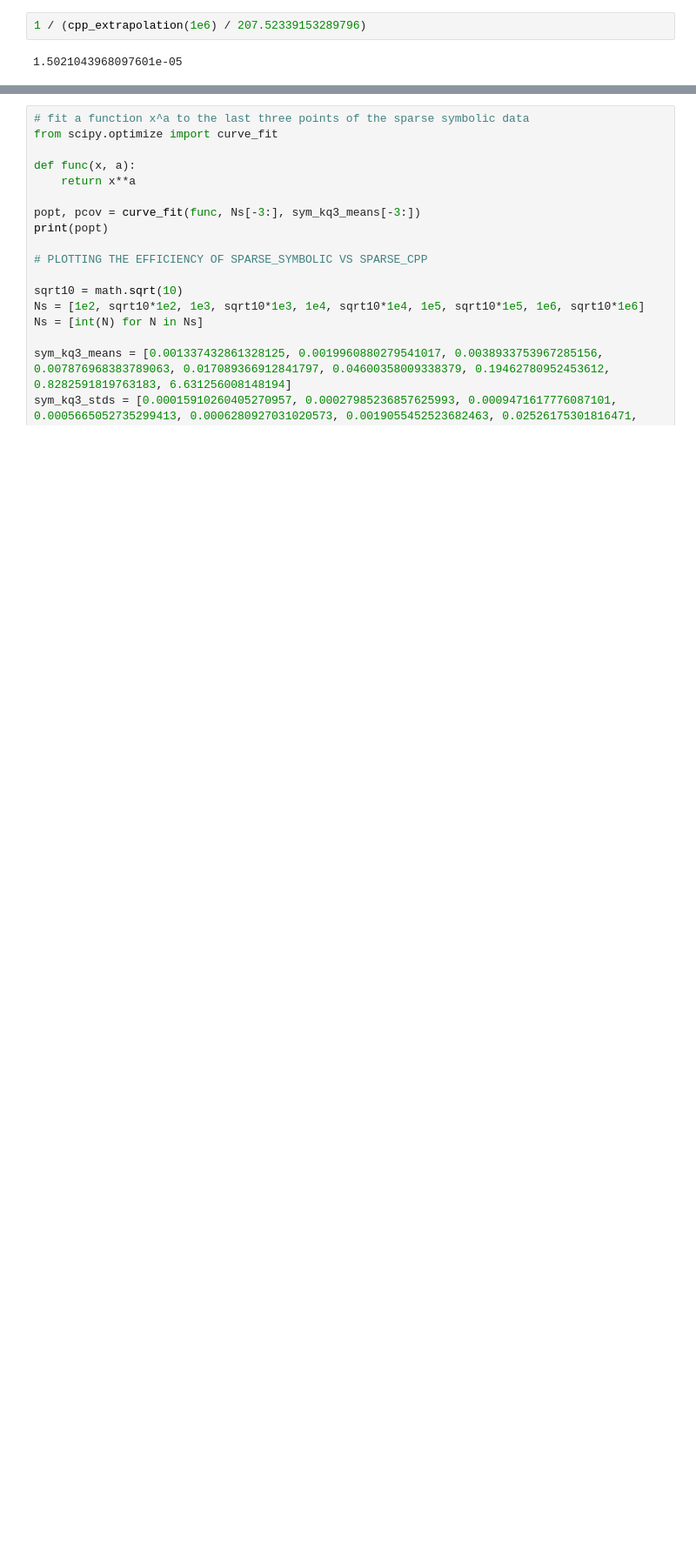
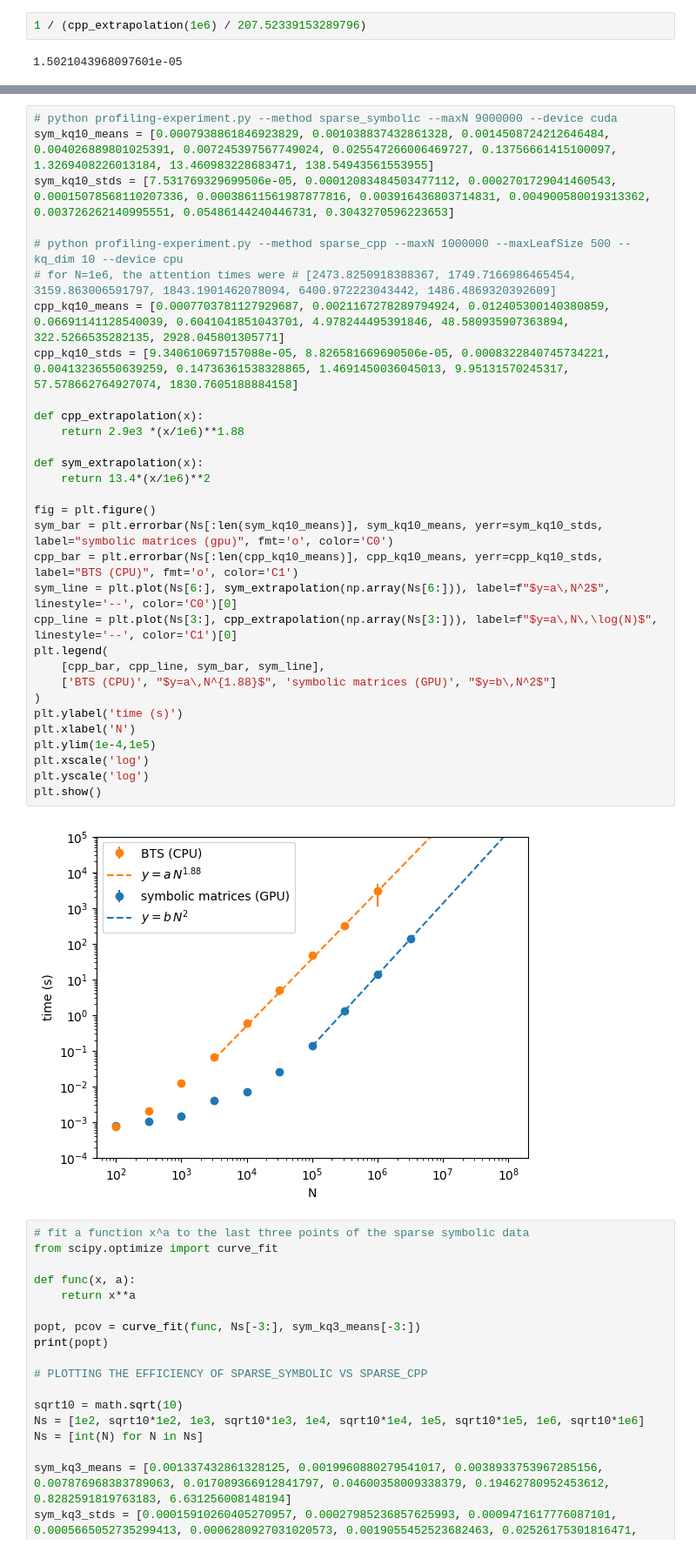
Before and after one commit to JonasDeSchouwer/EfficientSparseAttention, a Jupyter notebook: plotting.ipynb, the cells around one changed output, grey strips where cells are left out. Shown: that part at 87% size. Cells and saved outputs as stored; diff of their text form; blank space fills up the shorter version.

```diff
--- a/plotting.ipynb
+++ b/plotting.ipynb
@@ -376,3 +369,36 @@ cpp_kq10_stds = [9.340610697157088e-05, 8.826581669690506e-05, 0.000832284074573
+# %%
+# python profiling-experiment.py --method sparse_symbolic --maxN 9000000 --device cuda
+sym_kq10_means = [0.0007938861846923829, 0.001038837432861328, 0.0014508724212646484, 0.004026889801025391, 0.007245397567749024, 0.025547266006469727, 0.13756661415100097, 1.3269408226013184, 13.460983228683471, 138.54943561553955]
+sym_kq10_stds = [7.531769329699506e-05, 0.00012083484503477112, 0.0002701729041460543, 0.00015078568110207336, 0.00038611561987877816, 0.003916436803714831, 0.004900580019313362, 0.003726262140995551, 0.05486144240446731, 0.3043270596223653]
+
+# python profiling-experiment.py --method sparse_cpp --maxN 1000000 --maxLeafSize 500 --kq_dim 10 --device cpu
+# for N=1e6, the attention times were # [2473.8250918388367, 1749.7166986465454, 3159.863006591797, 1843.1901462078094, 6400.972223043442, 1486.4869320392609]
+cpp_kq10_means = [0.0007703781127929687, 0.0021167278289794924, 0.012405300140380859, 0.06691141128540039, 0.6041041851043701, 4.978244495391846, 48.580935907363894, 322.5266535282135, 2928.045801305771]
+cpp_kq10_stds = [9.340610697157088e-05, 8.826581669690506e-05, 0.0008322840745734221, 0.00413236550639259, 0.14736361538328865, 1.4691450036045013, 9.95131570245317, 57.578662764927074, 1830.7605188884158]
+
+def cpp_extrapolation(x):
+    return 2.9e3 *(x/1e6)**1.88
+
+def sym_extrapolation(x):
+    return 13.4*(x/1e6)**2
+
+fig = plt.figure()
+sym_bar = plt.errorbar(Ns[:len(sym_kq10_means)], sym_kq10_means, yerr=sym_kq10_stds, label="symbolic matrices (gpu)", fmt='o', color='C0')
+cpp_bar = plt.errorbar(Ns[:len(cpp_kq10_means)], cpp_kq10_means, yerr=cpp_kq10_stds, label="BTS (CPU)", fmt='o', color='C1')
+sym_line = plt.plot(Ns[6:], sym_extrapolation(np.array(Ns[6:])), label=f"$y=a\,N^2$", linestyle='--', color='C0')[0]
+cpp_line = plt.plot(Ns[3:], cpp_extrapolation(np.array(Ns[3:])), label=f"$y=a\,N\,\log(N)$", linestyle='--', color='C1')[0]
+plt.legend(
+    [cpp_bar, cpp_line, sym_bar, sym_line],
+    ['BTS (CPU)', "$y=a\,N^{1.88}$", 'symbolic matrices (GPU)', "$y=b\,N^2$"]
+)
+plt.ylabel('time (s)')
+plt.xlabel('N')
+plt.ylim(1e-4,1e5)
+plt.xscale('log')
+plt.yscale('log')
+plt.show()
+# %% [output]
+[figure, added]
 # %%
 # fit a function x^a to the last three points of the sparse symbolic data
 from scipy.optimize import curve_fit
```
Also changed, not shown: parts of 6 cells of this notebook, 4 other files.
